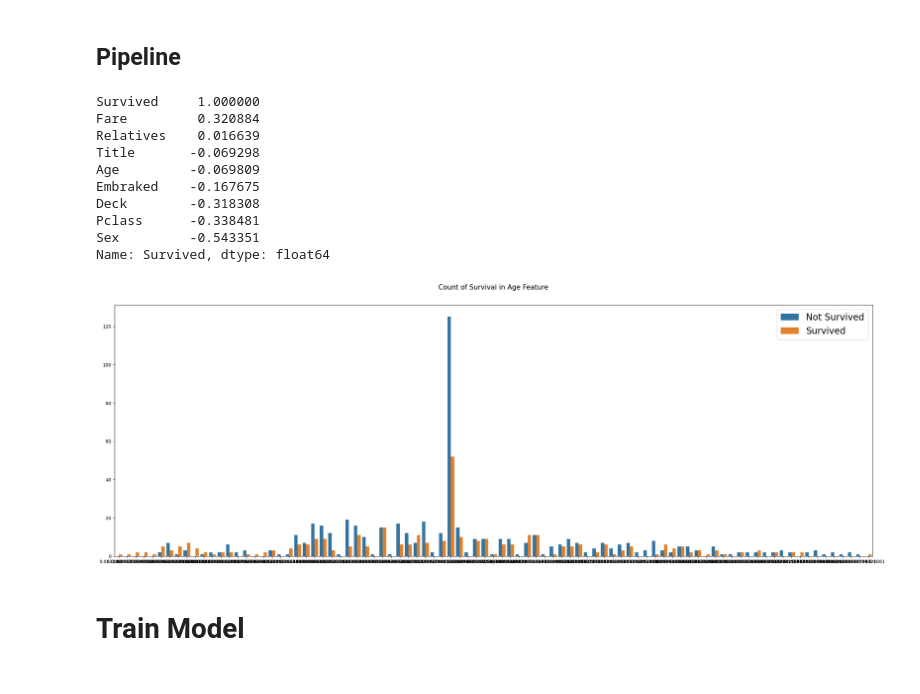
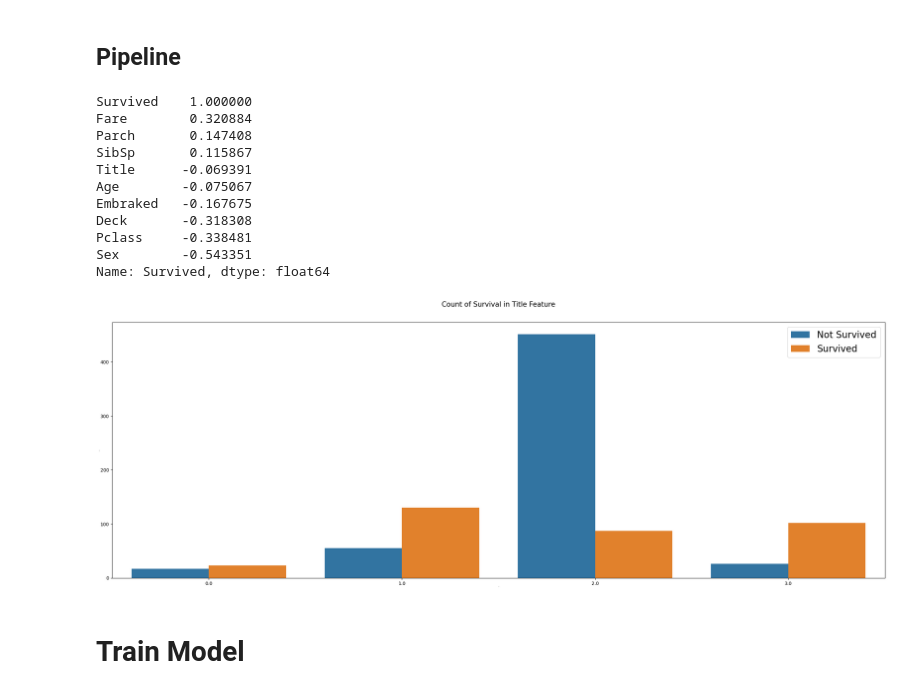
Before and after one commit to Vizer/kaggle, a Jupyter notebook: src/titanic/titanic-tutorial-code.ipynb, the cells around one changed output. Drawn from its saved outputs; the diff is of its cells as text; code cells hidden in the pictures.

```diff
--- a/src/titanic/titanic-tutorial-code.ipynb
+++ b/src/titanic/titanic-tutorial-code.ipynb
@@ -252,3 +294,5 @@ age_pipeline = make_pipeline(KNNImputer(n_neighbors=2), MinMaxScaler())
+# %%
+age_pipeline = make_pipeline(KNNImputer(),KBinsDiscretizer(20, strategy='kmeans', encode='ordinal'))
 # %% [markdown]
 ### Pclass
 # %%
@@ -331,55 +375,52 @@ cabin_pipeline = make_pipeline(DeckImputer(group_by, columns),OrdinalEncoder())
 # pd.DataFrame(deck_pipeline.fit_transform(deck_data[['Deck']]))
 # %% [markdown]
 ## Pipeline
+# %%
+from sklearn.compose import ColumnTransformer
+from sklearn.pipeline import Pipeline
+
+preprocessing = ColumnTransformer([
+    ("fare", fare_pipeline, ["Fare"]),
+    ("name", title_pipeline, ['Name']),
+    ("age", age_pipeline, ['Age']),
+    ("sibsp", relatives, "SibSp"),
+    ("parch", relatives, "Parch"),
+    ("categorogical", pclass, ['Pclass', "Sex"]),
+    ("embarked", embarked, ['Embarked']),
+    ("deck", cabin_pipeline, ['Cabin','Embarked','Pclass']),
+])
 # %%
-from sklearn.compose import ColumnTransformer
-from sklearn.pipeline import Pipeline
-
-preprocessing = ColumnTransformer([
-    ("fare", fare_pipeline, ["Fare"]),
-    ("name", title_pipeline, ['Name']),
-    ("age", age_pipeline, ['Age']),
-    ("relatives", relatives, ["SibSp", "Parch"]),
-    ("categorogical", pclass, ['Pclass', "Sex"]),
-    ("embarked", embarked, ['Embarked']),
-    ("deck", cabin_pipeline, ['Cabin','Embarked','Pclass']),
-])
-
-# preprocessing.fit_transform(train_data)
+preprocessing.fit_transform(train_data)
 
 train_data_prepared = preprocessing.fit_transform(train_data)
 
 train_data_fr = pd.DataFrame(
     train_data_prepared,
-    columns=pd.Index(["Fare", "Title","Age", "Relatives", "Pclass","Sex",'Embraked', 'Deck']),
+    columns=pd.Index(["Fare", "Title","Age", "SibSp",'Parch', "Pclass","Sex",'Embraked', 'Deck']),
     index=train_data.index)
 train_data_fr
 train_data_fr["Survived"] = train_data["Survived"]
 
+show_correlation(train_data_fr)
 
-show_correlation(train_data_fr)
-# train_data_fr.head()
-# train_data[["Fare","Title", "Age"]] = preprocessing.fit_transform(train_data)
-# train_data[["Fare","Age"]]= train_data[["Fare","Age"]].astype('float64')
-# # train_data['Age'] = train_data['Age'].astype(float)
-# show_correlation(train_data)
-visualizeAgainstSurvived('Age', train_data_fr)
-# train_data.info()
-# train_data_fr.head()
 # TODO try onehot encoder for sex, embarked, titile,
 # todo try grouping by age
 # %% [output]
-Survived     1.000000
-Fare         0.320884
-Relatives    0.016639
-Title       -0.069298
-Age         -0.069809
-Embraked    -0.167675
-Deck        -0.318308
-Pclass      -0.338481
-Sex         -0.543351
+Survived    1.000000
+Fare        0.320884
+Parch       0.147408
+SibSp       0.115867
+Title      -0.069391
+Age        -0.075067
+Embraked   -0.167675
+Deck       -0.318308
+Pclass     -0.338481
+Sex        -0.543351
 Name: Survived, dtype: float64
-[figure, removed]
+# %%
+visualizeAgainstSurvived('Title', train_data_fr)
+# %% [output]
+[figure, added]
 # %% [markdown]
 # Train Model
 # %%
```
Also changed, not shown: parts of 18 cells of this notebook.
